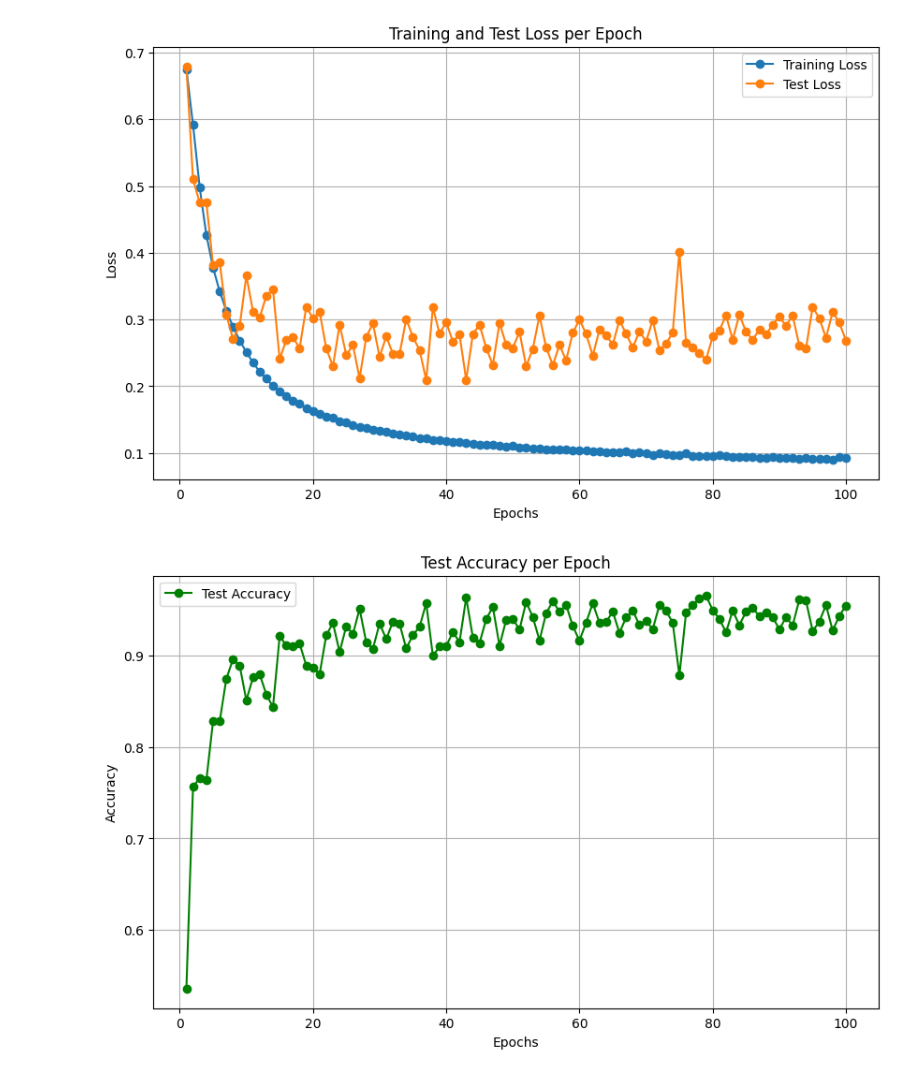
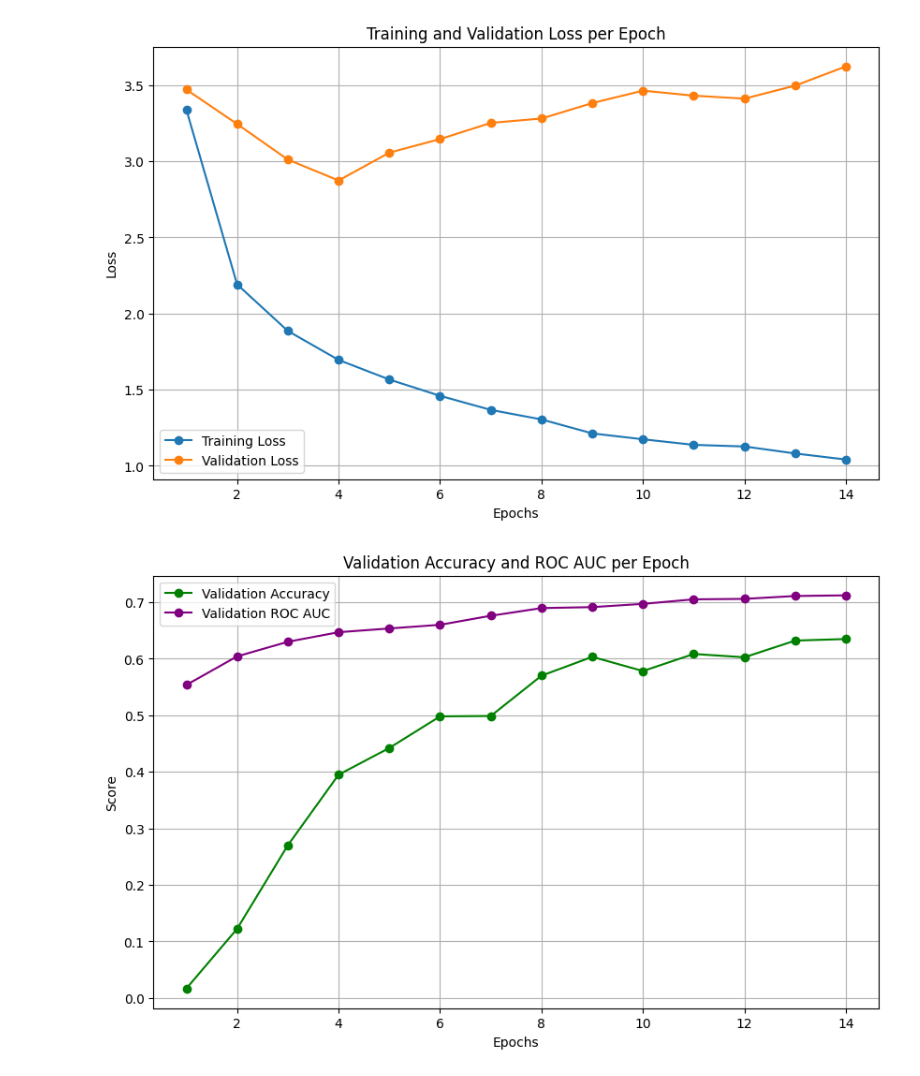
Before and after one commit to loowenwen/cs3244-project, a Jupyter notebook: src/neural_network.ipynb, the cells around one changed output. Drawn from its saved outputs; the diff is of its cells as text; code cells hidden in the pictures.

```diff
--- a/src/neural_network.ipynb
+++ b/src/neural_network.ipynb
@@ -59,10 +164 @@ Counter({0: 28672, 1: 28672})
-# %%
-X_train_tensor = torch.tensor(X_balance, dtype=torch.float32)
-y_train_tensor = torch.tensor(y_balance.values, dtype=torch.float32).unsqueeze(1)
-
-train_dataset = TensorDataset(X_train_tensor, y_train_tensor)
-train_loader = DataLoader(train_dataset, batch_size=64, shuffle=True) #create dataloader for mini batch training
-
-test_dataset = TensorDataset(X_test_tensor, y_test_tensor)
-test_loader = DataLoader(test_dataset, batch_size=64)
 # %% [markdown]
@@ -101,15 +193,21 @@ class NN(nn.Module):
 # %%
-input_dim = X_train_tensor.shape[1] #get number of features
-nn_base_model = NN(input_dim)
+input_dim = X_train_tensor.shape[1]  # get number of features after encoding
+nn_base_model = NN(input_dim).to(device)
 
-#configuration
-criterion = nn.BCELoss()
-optimizer = optim.Adam(nn_base_model.parameters(), lr=0.0001)
-epochs = 100
+# weighted loss + regularisation to reflect true imbalance and stabilise training
+criterion = nn.BCEWithLogitsLoss(pos_weight=pos_weight)
+optimizer = optim.Adam(nn_base_model.parameters(), lr=0.001, weight_decay=1e-4)
+scheduler = ReduceLROnPlateau(optimizer, mode="min", factor=0.5, patience=3)
+
+epochs = 80
+patience = 10
 train_losses = []
 val_losses = []
-test_losses = []
-test_accuracies = []
+val_accuracies = []
+val_aucs = []
+best_val_loss = float("inf")
+early_stop_counter = 0
+best_state_dict = copy.deepcopy(nn_base_model.state_dict())
 # %%
 for epoch in range(epochs):
     nn_base_model.train()
@@ -168,26 +298,27 @@ Epoch 100/100, Train Loss: 0.0928, Test Loss: 0.2685, Test Accuracy: 0.9543
 # %%
 num_epochs_run = len(train_losses)
 plt.figure(figsize=(10, 6))
 
 plt.plot(range(1, num_epochs_run + 1), train_losses, marker='o', label='Training Loss')
-plt.plot(range(1, num_epochs_run + 1), test_losses, marker='o', label='Test Loss')
+plt.plot(range(1, num_epochs_run + 1), val_losses, marker='o', label='Validation Loss')
 plt.xlabel('Epochs')
 plt.ylabel('Loss')
-plt.title('Training and Test Loss per Epoch')
+plt.title('Training and Validation Loss per Epoch')
 plt.legend()
 plt.grid(True)
 plt.show()
 # %% [output]
-[figure, old version]
+[figure, new version]
 # %%
 plt.figure(figsize=(10, 6))
-plt.plot(range(1, num_epochs_run + 1), test_accuracies, marker='o', label='Test Accuracy', color='green')
+plt.plot(range(1, num_epochs_run + 1), val_accuracies, marker='o', label='Validation Accuracy', color='green')
+plt.plot(range(1, num_epochs_run + 1), val_aucs, marker='o', label='Validation ROC AUC', color='purple')
 plt.xlabel('Epochs')
-plt.ylabel('Accuracy')
-plt.title('Test Accuracy per Epoch')
+plt.ylabel('Score')
+plt.title('Validation Accuracy and ROC AUC per Epoch')
 plt.legend()
 plt.grid(True)
 plt.show()
 # %% [output]
-[figure, old version]
+[figure, new version]
 # %%
```
Also changed, not shown: parts of 16 cells of this notebook.
